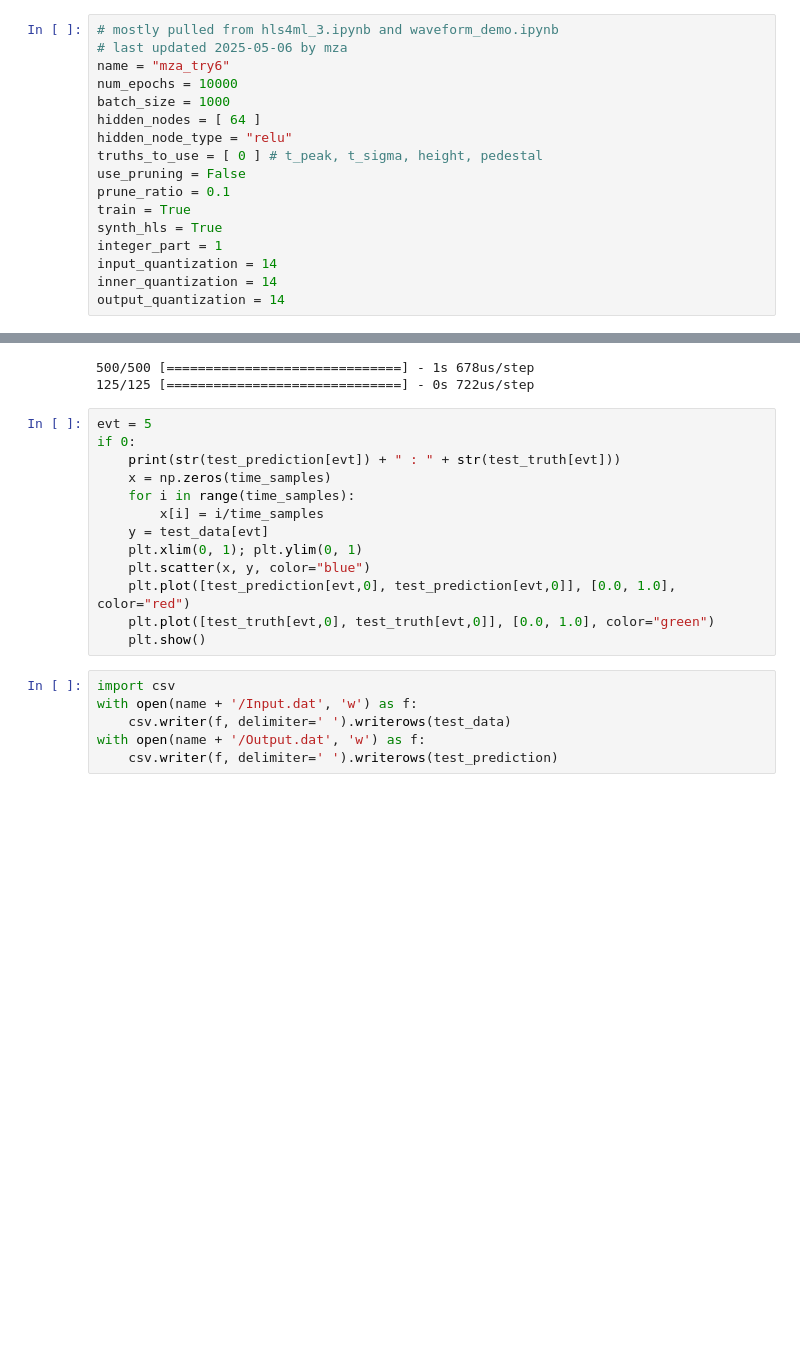
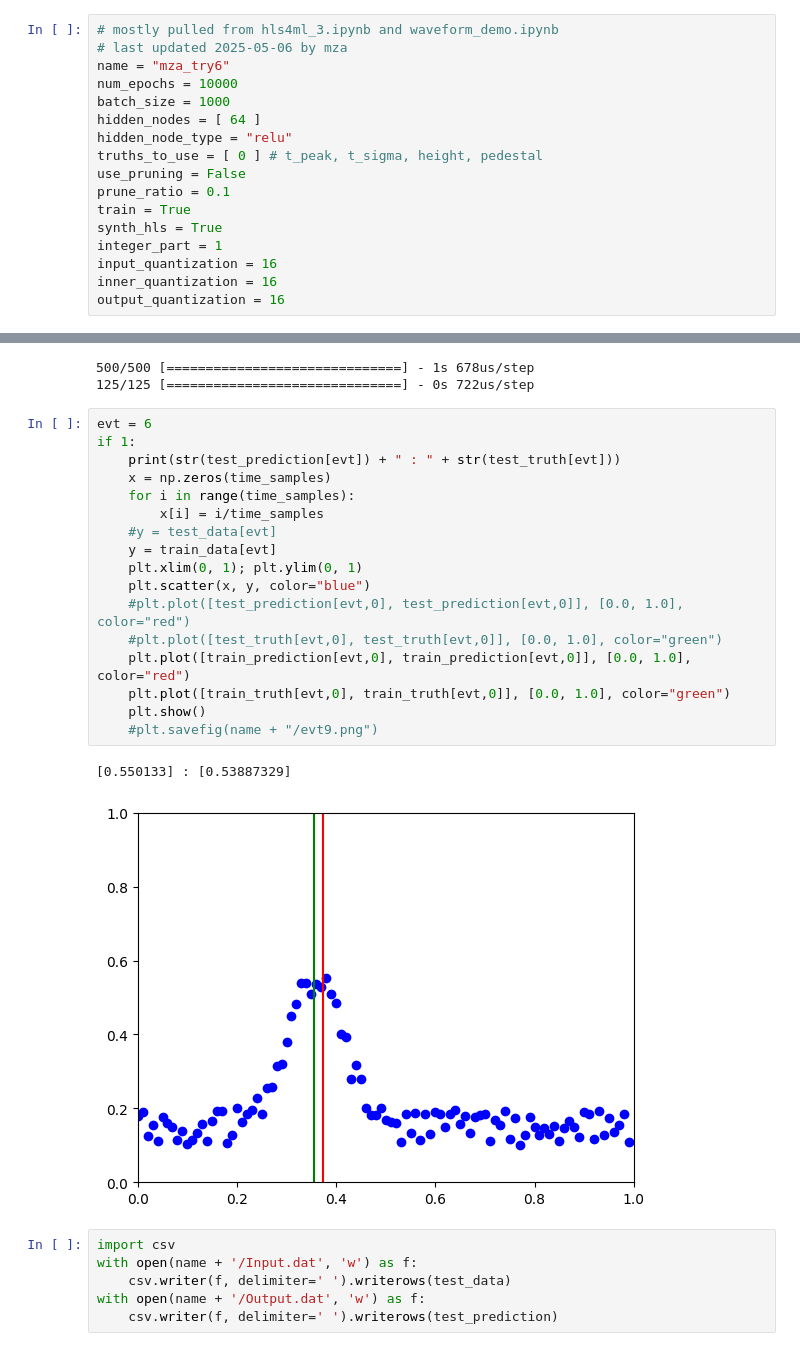
Before and after one commit to mzandrew/phys476, a Jupyter notebook: final_project/waveform_dataset/mza-try6.t_peak.ipynb, the cells around one changed output, grey strips where cells are left out. Drawn from its saved outputs; the diff is of its cells as text; blank space fills up the shorter version.

```diff
--- a/final_project/waveform_dataset/mza-try6.t_peak.ipynb
+++ b/final_project/waveform_dataset/mza-try6.t_peak.ipynb
@@ -12,9 +12,9 @@ prune_ratio = 0.1
 train = True
 synth_hls = True
 integer_part = 1
-input_quantization = 14
-inner_quantization = 14
-output_quantization = 14
+input_quantization = 16
+inner_quantization = 16
+output_quantization = 16
 # %%
 import os, errno
 os.environ['TF_CPP_MIN_LOG_LEVEL'] = '2'
@@ -145,18 +145,25 @@ test_prediction = model.predict(test_data)
 500/500 [==============================] - 1s 678us/step
 125/125 [==============================] - 0s 722us/step
 # %%
-evt = 5
-if 0:
+evt = 6
+if 1:
     print(str(test_prediction[evt]) + " : " + str(test_truth[evt]))
     x = np.zeros(time_samples)
     for i in range(time_samples):
         x[i] = i/time_samples
-    y = test_data[evt]
+    #y = test_data[evt]
+    y = train_data[evt]
     plt.xlim(0, 1); plt.ylim(0, 1)
     plt.scatter(x, y, color="blue")
-    plt.plot([test_prediction[evt,0], test_prediction[evt,0]], [0.0, 1.0], color="red")
-    plt.plot([test_truth[evt,0], test_truth[evt,0]], [0.0, 1.0], color="green")
+    #plt.plot([test_prediction[evt,0], test_prediction[evt,0]], [0.0, 1.0], color="red")
+    #plt.plot([test_truth[evt,0], test_truth[evt,0]], [0.0, 1.0], color="green")
+    plt.plot([train_prediction[evt,0], train_prediction[evt,0]], [0.0, 1.0], color="red")
+    plt.plot([train_truth[evt,0], train_truth[evt,0]], [0.0, 1.0], color="green")
     plt.show()
+    #plt.savefig(name + "/evt9.png")
+# %% [output]
+[0.550133] : [0.53887329]
+[figure, added]
 # %%
 import csv
 with open(name + '/Input.dat', 'w') as f:
```
Also changed, not shown: parts of 2 cells of this notebook, 11 other files.
